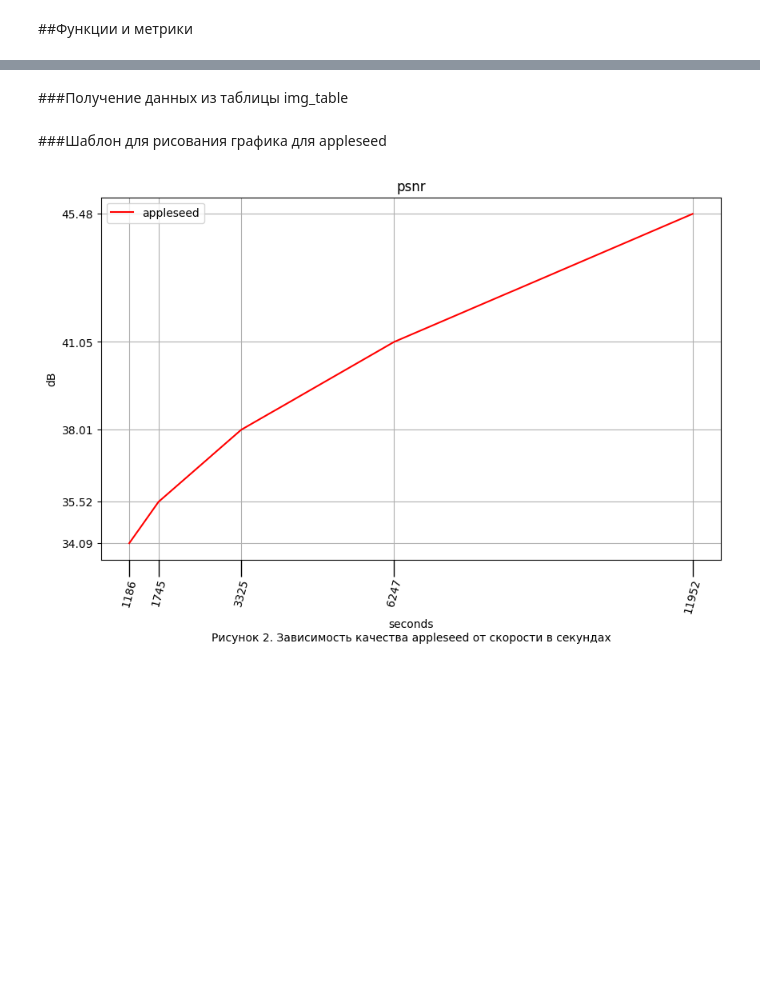
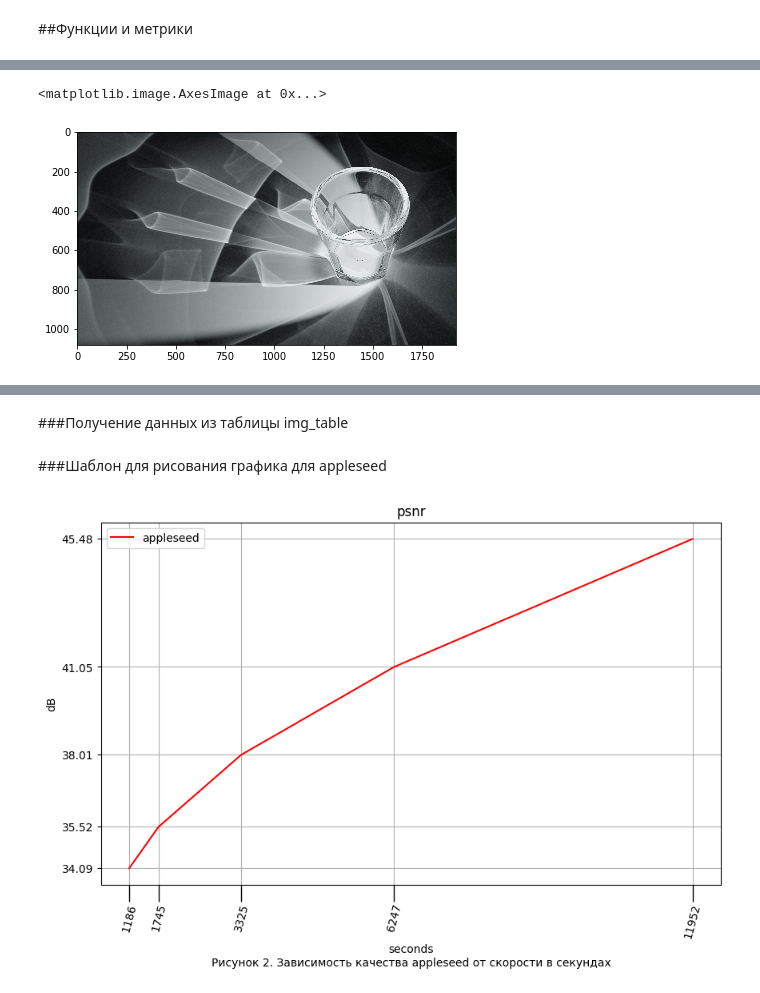
Before and after one commit to goginyanboris/VKR, a Jupyter notebook: PSNR_checkpoint.ipynb, the cells around one changed output, grey strips where cells are left out. Cells and saved outputs as stored; diff of their text form; code cells hidden in the pictures; blank space fills up the shorter version.

Commit message:
Обновление для appleseed

```diff
--- a/PSNR_checkpoint.ipynb
+++ b/PSNR_checkpoint.ipynb
@@ -98,0 +17,79 @@ SyntaxError: ignored
+# %%
+import numpy as np
+import math, os
+
+import cv2
+#import os
+
+import matplotlib.pyplot as plt
+import matplotlib.ticker as ticker
+import pandas as pd
+
+from skimage import exposure, color, metrics
+from skimage.io import imread, imshow, imsave
+
+
+# метод нормализации яркости изображения
+def hisEqulColor(img):
+    ycrcb=cv2.cvtColor(img,cv2.COLOR_BGR2YCR_CB)
+    channels=cv2.split(ycrcb)
+    cv2.equalizeHist(channels[0],channels[0])
+    cv2.merge(channels,ycrcb)
+    #cv2.cvtColor(ycrcb,cv2.COLOR_YCR_CB2BGR,img)
+    return img
+
+
+'''
+def l1(img):  # сумма эл столбцов
+  #img = img1 - img2
+  summ = [0 for i in range(len(img[0]))]
+  maxbgr = []
+  for k in range (3): # BGR
+    for j in range(len(img[0])): # длина
+      summ[j] = sum(abs(img[:,j][k]))
+    # print(len(img[0]))
+    maxbgr.append(max(summ))
+  return maxbgr
+
+def lmax(img):  # сумма эл строк
+  #img = img1 - img2
+  summ = [0 for i in range(len(img))]
+  maxbgr = []
+  for k in range (3): # BGR
+    for i in range(len(img)): # ширина
+      summ[i] = sum(abs(img[i,:][k]))
+    # print(len(img))
+    maxbgr.append(max(summ))
+  return maxbgr
+
+  # запись в таблицу результатов сравнения
+k=0
+i = 0
+for img in A0_images:
+  img = hisEqulColor(img)
+  img_table.loc[k]= ["A", "appleseed", A0_times[i], measure.compare_psnr(Aimg, img, data_range=None)]
+  i+=1
+  k+=1
+
+i = 0
+for img in A1_images:
+  img = hisEqulColor(img)
+  img_table.loc[k]= ["A", "cycles", A1_times[i], measure.compare_psnr(Aimg, img, data_range=None)]
+  i+=1
+  k+=1
+
+i = 0
+for img in A3_images:
+  img = hisEqulColor(img)
+  img_table.loc[k]= ["A", "luxcore", A3_times[i], measure.compare_psnr(Aimg, img, data_range=None)]
+  i+=1
+  k+=1
+
+# img_table '''
+
+
+Aimg = imread("/content/drive/My Drive/Диплом/A Glass/A0_appleseed/6 threads/A0_156_samp_1519.7081_sec_var=10.995.png")
+imshow(Aimg)
+# %% [output]
+<matplotlib.image.AxesImage at 0x...>
+[figure, added]
```
Also changed, not shown: parts of 8 cells of this notebook.
